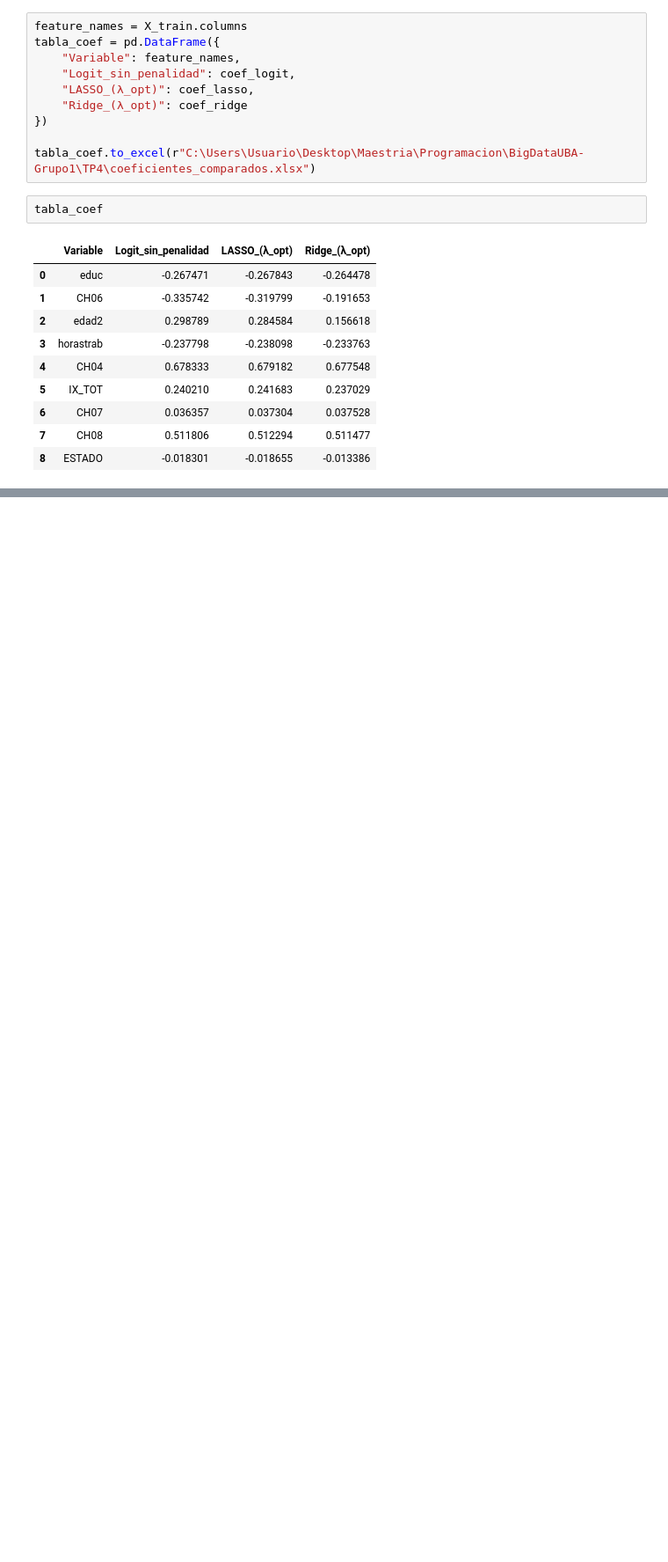
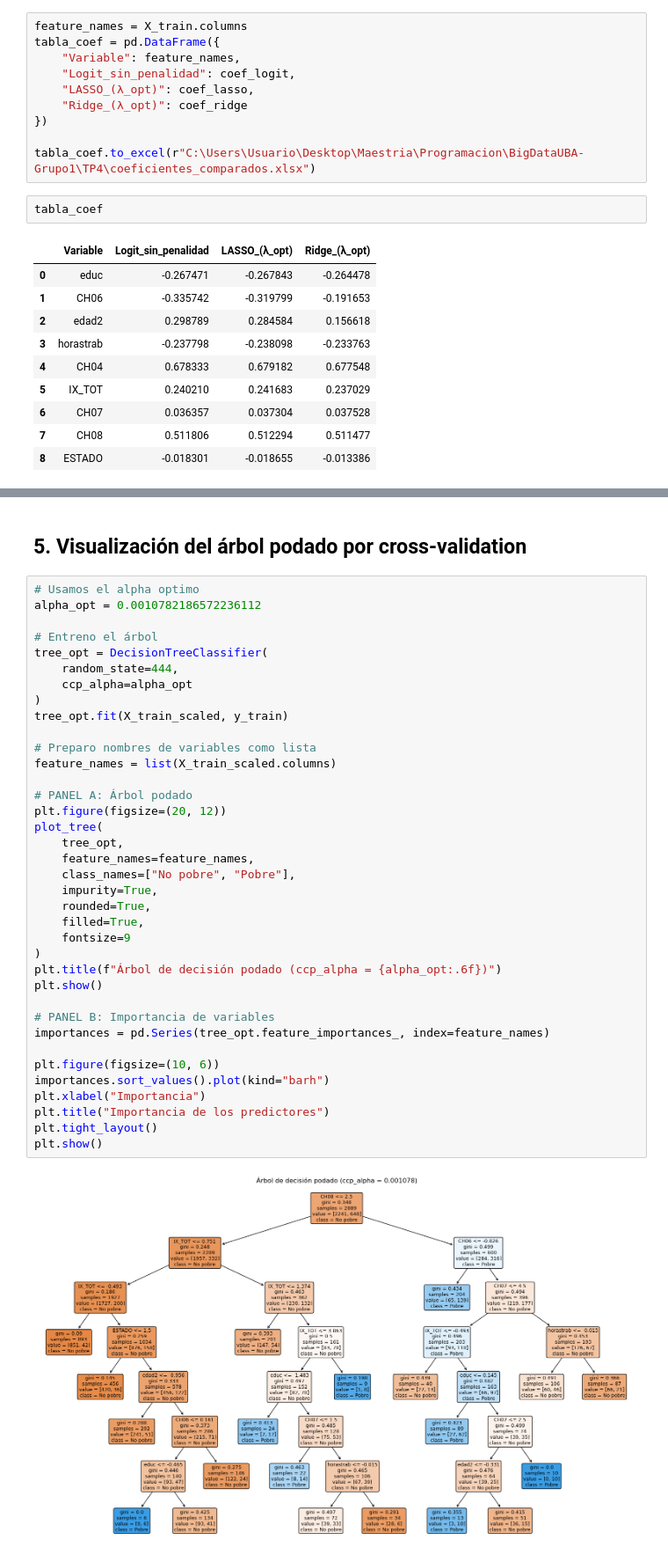
Before and after one commit to franlecam/BigDataUBA-Grupo1, a Jupyter notebook: TP4/Program_TP4_Grupo1.ipynb, the cells around one changed output, grey strips where cells are left out. Shown at 88% size. Cells and saved outputs as stored; diff of their text form; blank space fills up the shorter version.

```diff
--- a/TP4/Program_TP4_Grupo1.ipynb
+++ b/TP4/Program_TP4_Grupo1.ipynb
@@ -328,0 +378,41 @@ tabla_coef
+# %% [markdown]
+## 5. Visualización del árbol podado por cross-validation
+# %%
+# Usamos el alpha optimo
+alpha_opt = 0.0010782186572236112
+
+# Entreno el árbol
+tree_opt = DecisionTreeClassifier(
+    random_state=444,
+    ccp_alpha=alpha_opt
+)
+tree_opt.fit(X_train_scaled, y_train)
+
+# Preparo nombres de variables como lista
+feature_names = list(X_train_scaled.columns)
+
+# PANEL A: Árbol podado
+plt.figure(figsize=(20, 12))
+plot_tree(
+    tree_opt,
+    feature_names=feature_names,
+    class_names=["No pobre", "Pobre"],
+    impurity=True,
+    rounded=True,
+    filled=True,
+    fontsize=9
+)
+plt.title(f"Árbol de decisión podado (ccp_alpha = {alpha_opt:.6f})")
+plt.show()
+
+# PANEL B: Importancia de variables
+importances = pd.Series(tree_opt.feature_importances_, index=feature_names)
+
+plt.figure(figsize=(10, 6))
+importances.sort_values().plot(kind="barh")
+plt.xlabel("Importancia")
+plt.title("Importancia de los predictores")
+plt.tight_layout()
+plt.show()
+# %% [output]
+[figure, added]
```
Also changed, not shown: parts of 6 cells of this notebook.
